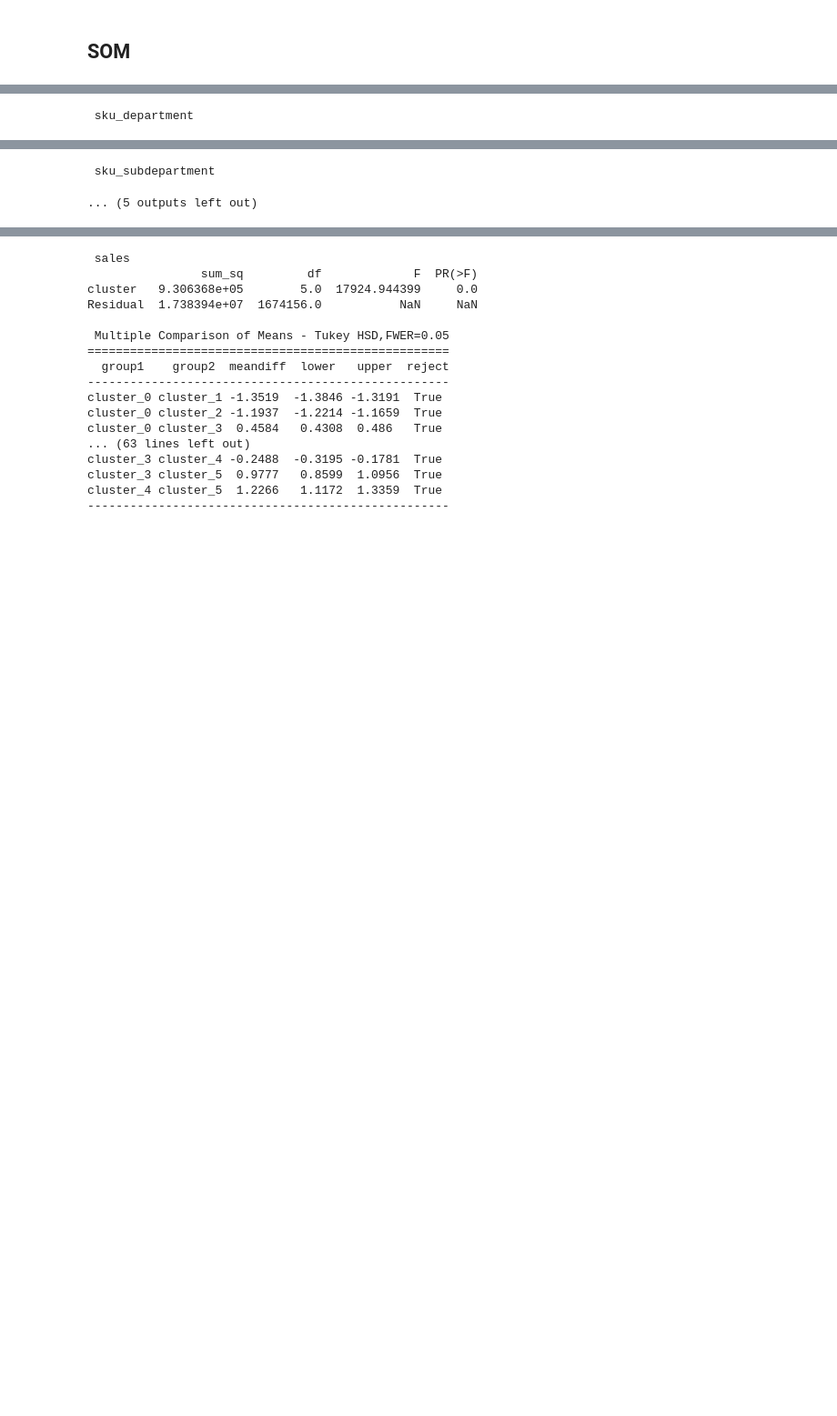
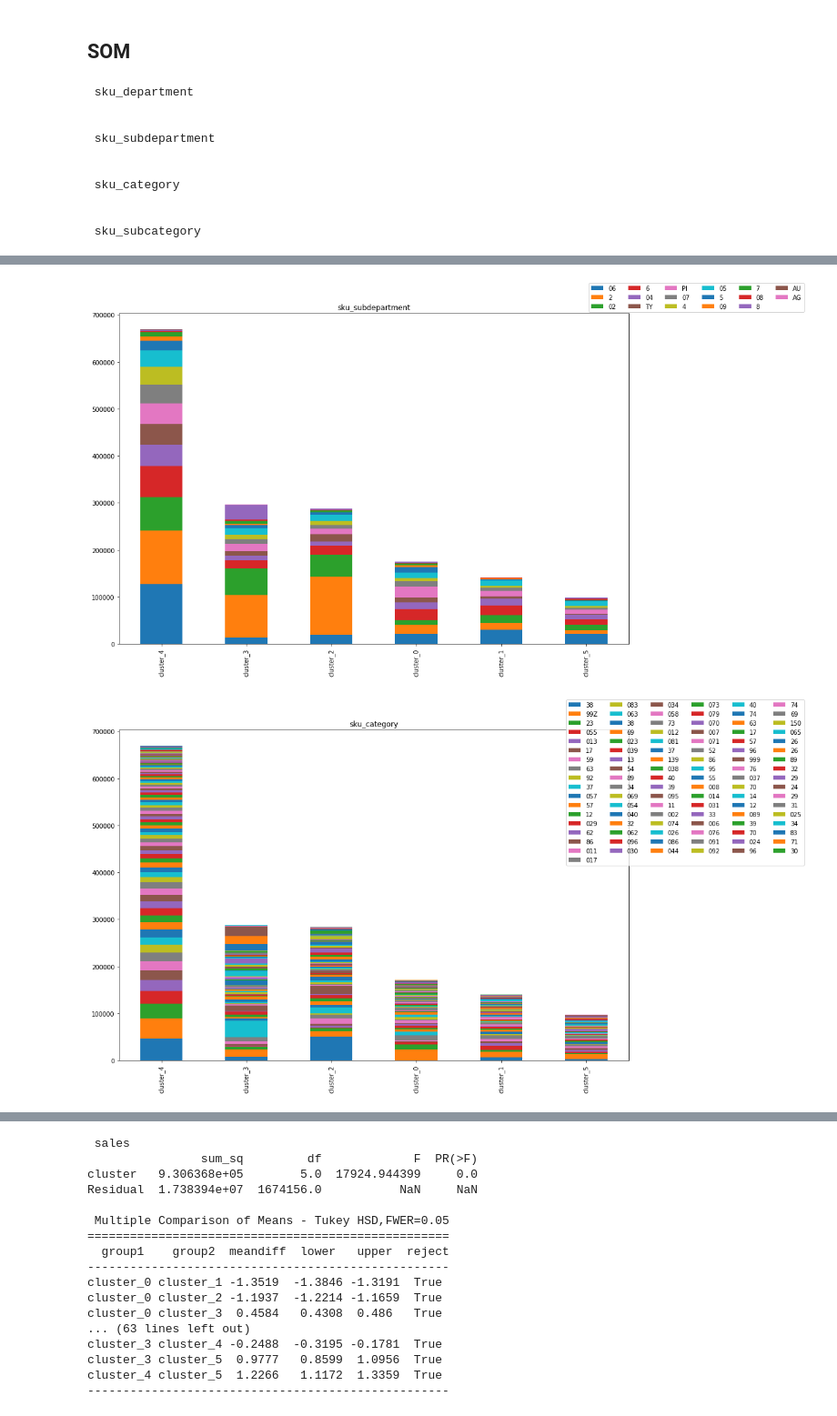
Before and after one commit to brandries/project_echo_clustering, a Jupyter notebook: clustering/Visualize_Notebook.ipynb, the cells around one changed output, grey strips where cells are left out. Shown at 91% size. Cells and saved outputs as stored; diff of their text form; code cells hidden in the pictures; blank space fills up the shorter version.

Commit message:
last viz output

```diff
--- a/clustering/Visualize_Notebook.ipynb
+++ b/clustering/Visualize_Notebook.ipynb
@@ -97,21 +97,30 @@ som_clus.columns = ['sku_key', 'cluster']
 analyze_som = AnalyzeClusters()
 df_dict = analyze_som.make_dataset(product_sales, som_clus)
 # %%
-analyze_som.plot_cluster_continuous(df_dict, run_cont, colors, True)
-analyze_som.plot_cluster_continuous_box(df_dict, run_cont, True)
-analyze_som.plot_cluster_continuous_violin(df_dict, run_cont, True)
-analyze_som.plot_cluster_categorical(df_dict, run_cats, True)
+analyze_som.plot_cluster_continuous(df_dict, run_cont, colors, False)
+analyze_som.plot_cluster_continuous_box(df_dict, run_cont, False)
+analyze_som.plot_cluster_continuous_violin(df_dict, run_cont, False)
+analyze_som.plot_cluster_categorical(df_dict, run_cats, False)
 # %% [output]
+ sku_department
+
+
+ sku_subdepartment
+
+
+ sku_category
+
+
+ sku_subcategory
 [figure]
 [figure]
 [figure]
 [figure]
 [figure]
 [figure]
 [figure]
 [figure]
 [figure]
- sku_department
 [figure]
- sku_subdepartment
-... (5 outputs left out)
+[figure, added]
+[figure, added]
```
Also changed, not shown: parts of 6 cells of this notebook.
